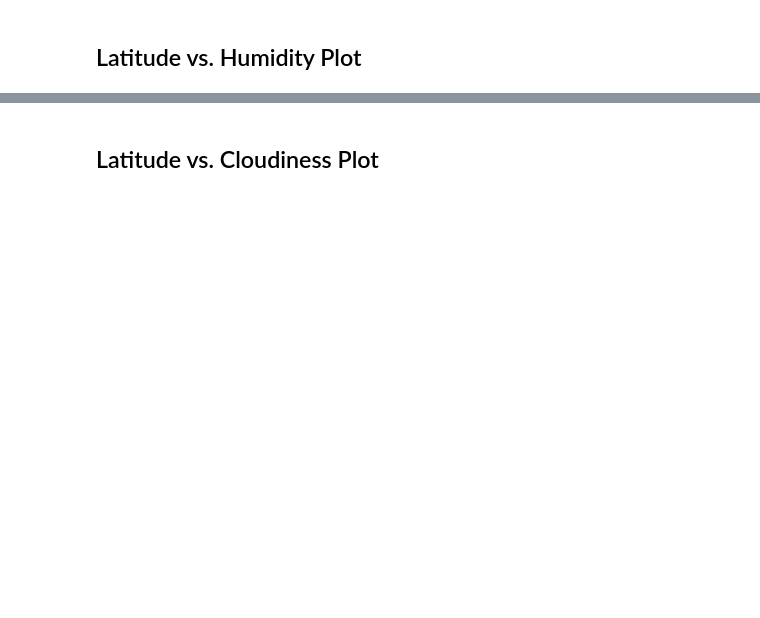
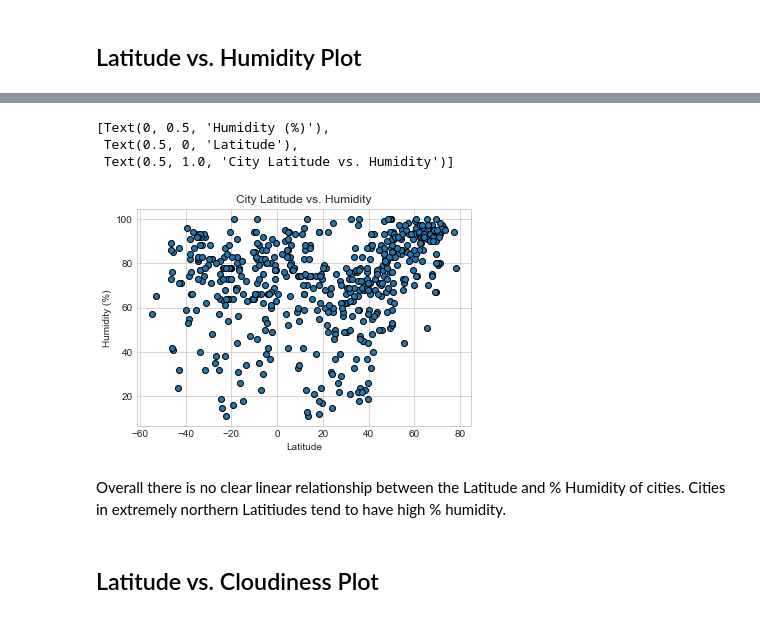
Before and after one commit to medinachuck/pythonAPIs, a Jupyter notebook: starter_code/WeatherPy.ipynb, the cells around one changed output, grey strips where cells are left out. Cells and saved outputs as stored; diff of their text form; code cells hidden in the pictures; blank space fills up the shorter version.

```diff
--- a/starter_code/WeatherPy.ipynb
+++ b/starter_code/WeatherPy.ipynb
@@ -101,2 +170,13 @@ Int64Index([], dtype='int64')
+# %%
+fig, ax = plt.subplots()
+ax.scatter(weather_data['Lat'], weather_data['Humidity'], edgecolor='black')
+ax.set(title="City Latitude vs. Humidity", xlabel='Latitude', ylabel='Humidity (%)')
+# %% [output]
+[Text(0, 0.5, 'Humidity (%)'),
+ Text(0.5, 0, 'Latitude'),
+ Text(0.5, 1.0, 'City Latitude vs. Humidity')]
+[figure, added]
+# %% [markdown]
+Overall there is no clear linear relationship between the Latitude and % Humidity of cities. Cities in extremely northern Latitiudes tend to have high % humidity.
 # %% [markdown]
 ## Latitude vs. Cloudiness Plot
```
Also changed, not shown: parts of 47 cells of this notebook, 2 other files.
